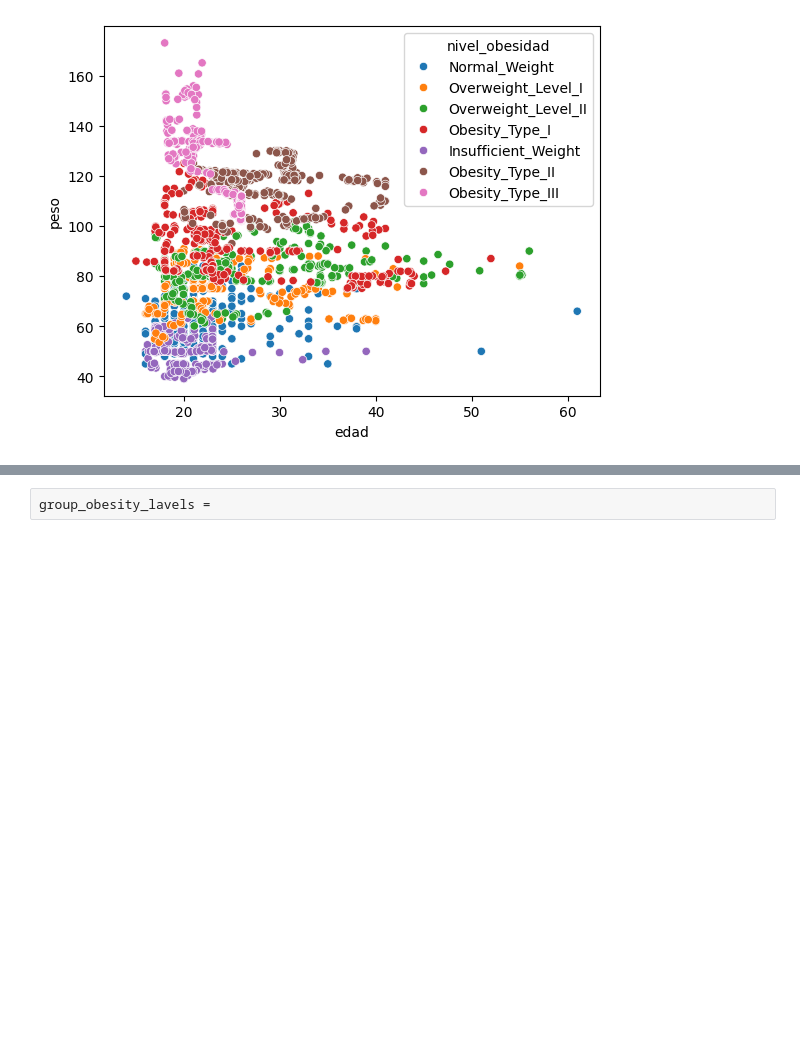
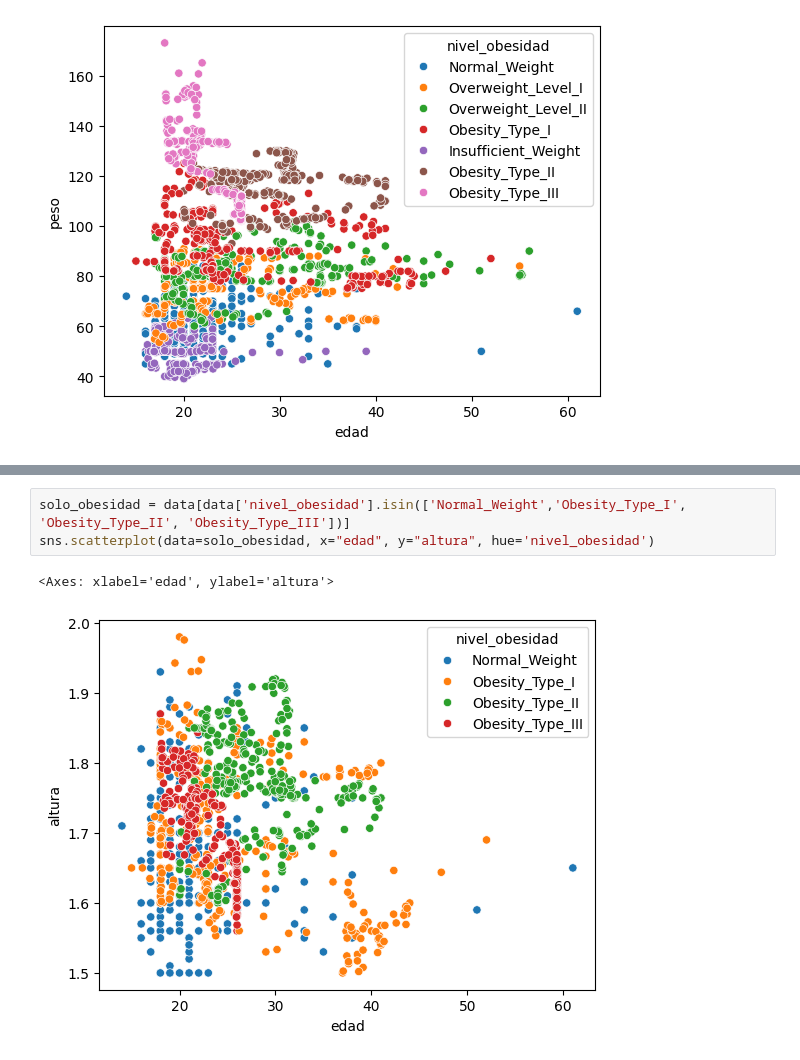
Before and after one commit to andresgabas/DS2-Coderhouse, a Jupyter notebook: Proyecto.ipynb, the cells around one changed output, grey strips where cells are left out. Drawn from its saved outputs; the diff is of its cells as text; blank space fills up the shorter version.

```diff
--- a/Proyecto.ipynb
+++ b/Proyecto.ipynb
@@ -136,2 +159,6 @@ KeyError: 'Obesity_Type_I'
-# %%
-group_obesity_lavels =
+# %%
+solo_obesidad = data[data['nivel_obesidad'].isin(['Normal_Weight','Obesity_Type_I', 'Obesity_Type_II', 'Obesity_Type_III'])]
+sns.scatterplot(data=solo_obesidad, x="edad", y="altura", hue='nivel_obesidad')
+# %% [output]
+<Axes: xlabel='edad', ylabel='altura'>
+[figure, added]
```
Also changed, not shown: parts of 12 cells of this notebook.
